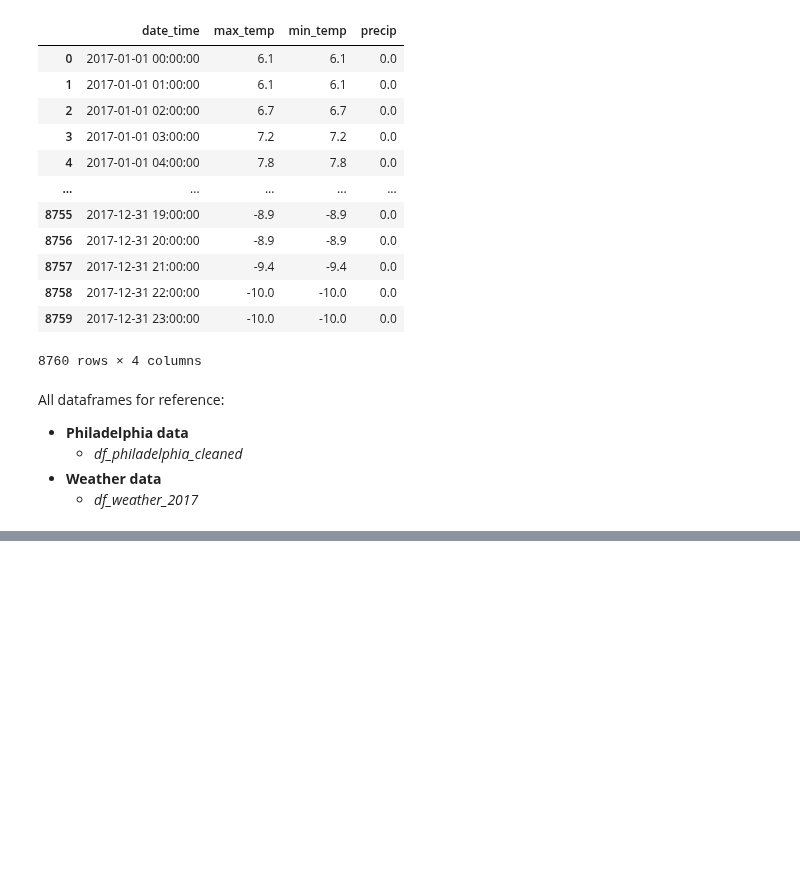
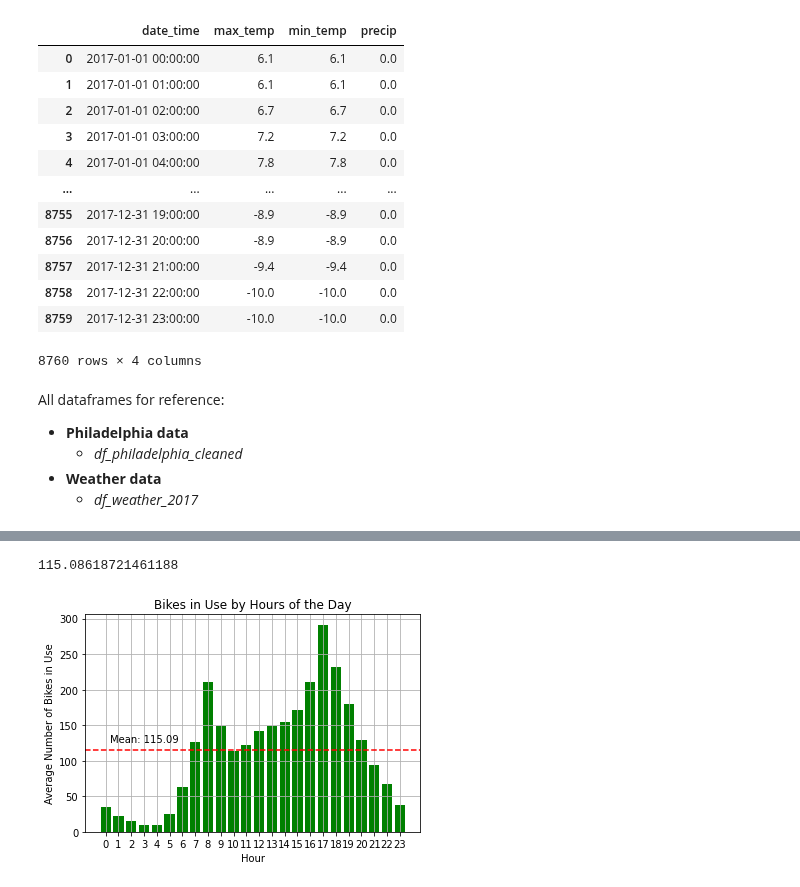
Before and after one commit to yassinehammou27/intentionally_blank, a Jupyter notebook: Team Assignment - Intentionally Blank.ipynb, the cells around one changed output, grey strips where cells are left out. Cells and saved outputs as stored; diff of their text form; code cells hidden in the pictures; blank space fills up the shorter version.

```diff
--- a/Team Assignment - Intentionally Blank.ipynb
+++ b/Team Assignment - Intentionally Blank.ipynb
@@ -284,0 +392,11 @@ All dataframes for reference:
+# %%
+#Calculate average number of bikes in use
+df["end_time_hour"] = df["end_time"].dt.hour
+df["end_time_date"] = df["end_time"].dt.date
+df_values = pd.DataFrame()
+for i in range(0,24,1):
+    df_values[f"{i}"]= (((df["hour"] <= i) & (df["end_time_hour"] >= i))
+                        | ((df["end_time_hour"] >= i) & (df["date"] < df["end_time_date"])))
+
+df_sum = df_values.apply(lambda x: x.sum()/number_days).reset_index(name="avg_n_of_bikes_in_use").rename(columns={"index": "hour"})
+df_sum
@@ -284,0 +421,18 @@ All dataframes for reference:
+# %%
+#Calculate mean
+mean = df_sum["avg_n_of_bikes_in_use"].mean()
+mean
+# %% [output]
+115.08618721461188
+# %%
+plt.bar(df_sum["hour"], df_sum["avg_n_of_bikes_in_use"], color="green")
+plt.axhline(mean , color = 'r', linestyle = '--')
+plt.xlabel("Hour")
+plt.ylabel("Average Number of Bikes in Use")
+plt.title("Bikes in Use by Hours of the Day")
+min_xlim, max_xlim = plt.xlim()
+plt.text(min_xlim*(-0.2), mean*1.1, 'Mean: {:.2f}'.format(mean))
+plt.grid(True)
+plt.show()
+# %% [output]
+[figure, added]
```
Also changed, not shown: parts of 37 cells of this notebook, 1 other file.
